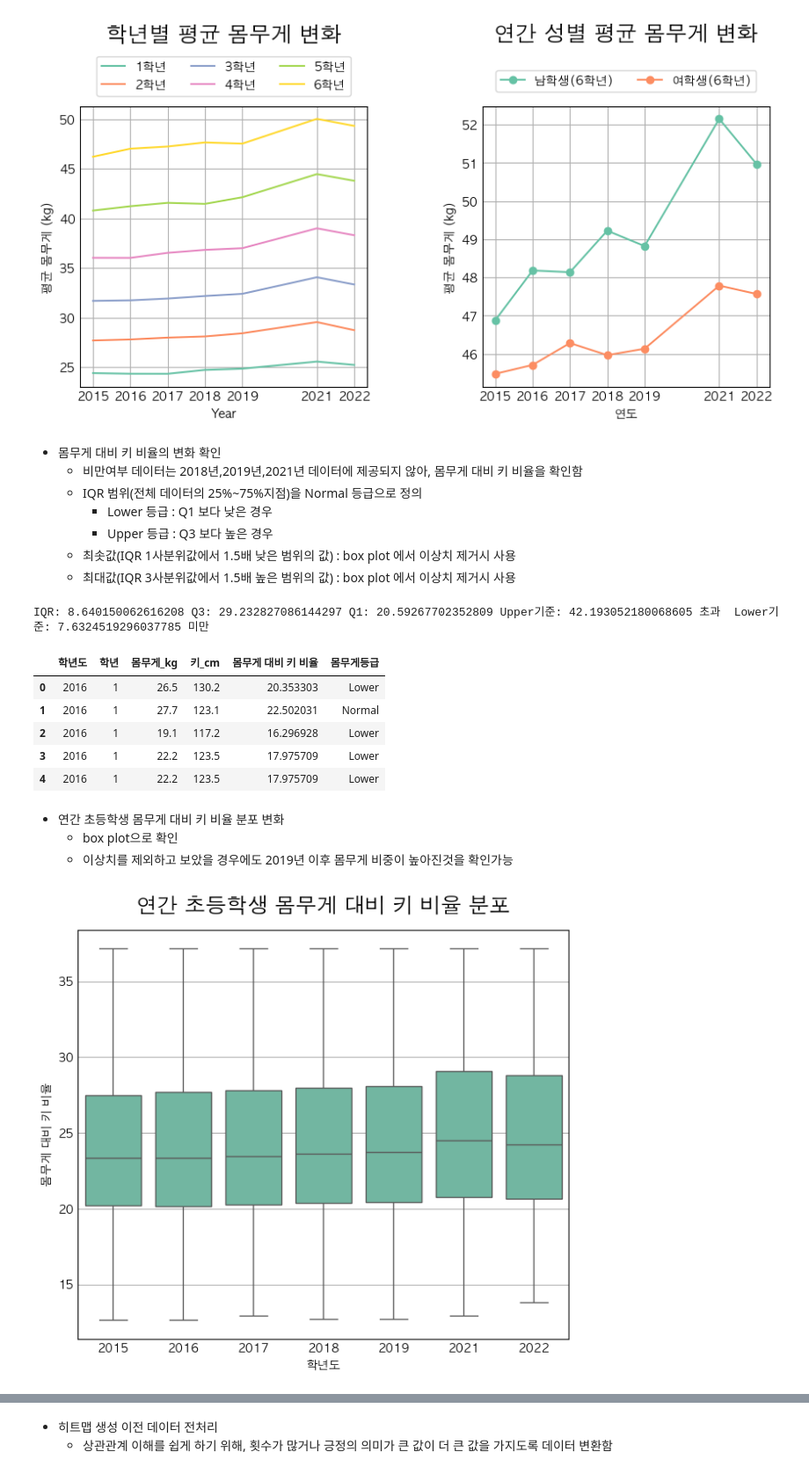
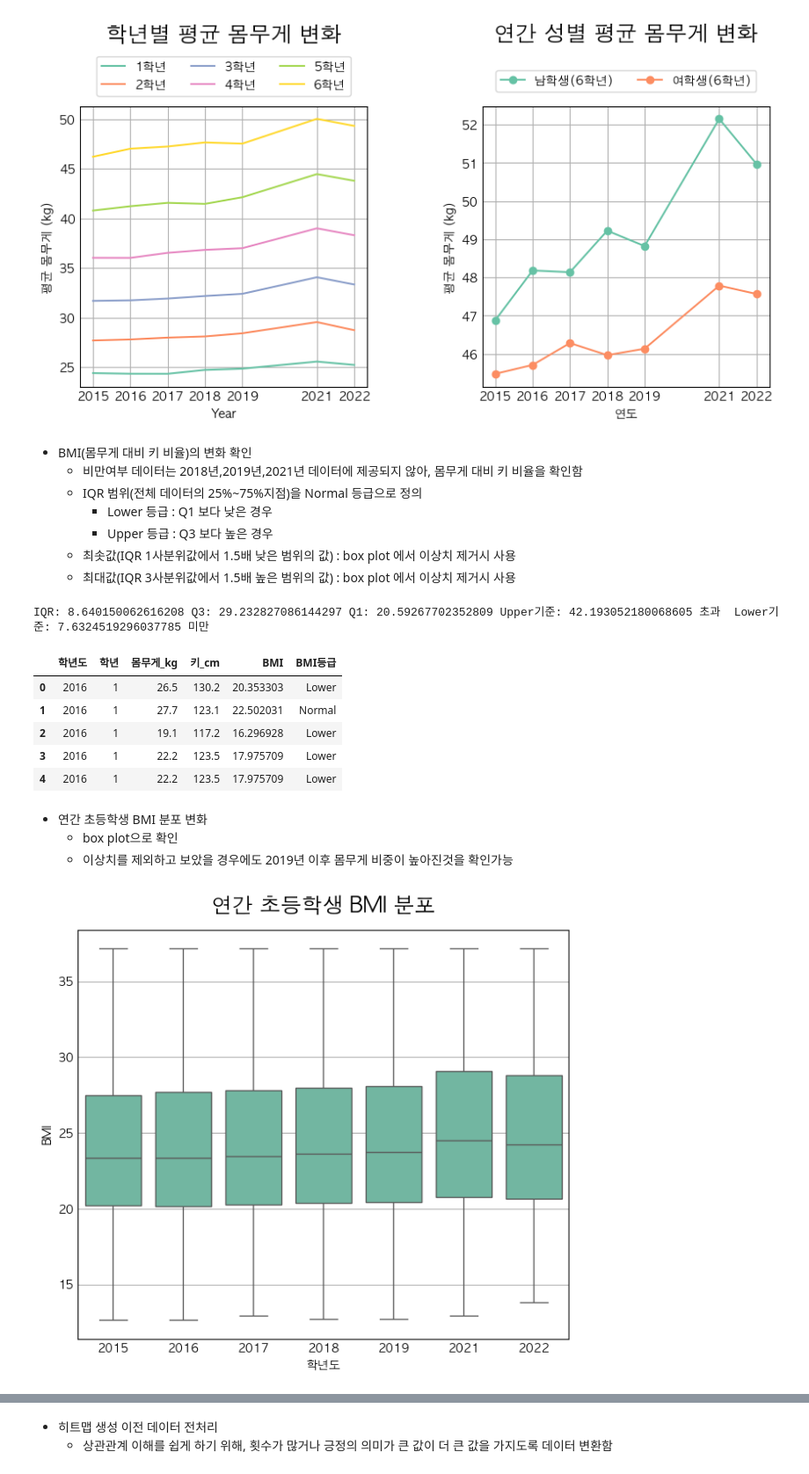
Before and after one commit to wooyeon83/AIBP_Team_Project, a Jupyter notebook: src/PRJ_02_Data_Analyze_Visualization_cwy.ipynb, the cells around one changed output, grey strips where cells are left out. Shown at 88% size. Saved outputs shown, nothing was run; the diff lists cells and outputs as text; code cells hidden in the pictures.

```diff
--- a/src/PRJ_02_Data_Analyze_Visualization_cwy.ipynb
+++ b/src/PRJ_02_Data_Analyze_Visualization_cwy.ipynb
@@ -163,7 +164,7 @@ fig.subplots_adjust(left=0.1, right=0.9, top=0.85, bottom=0.2, wspace=0.4)
 # %% [output]
 [figure]
 # %% [markdown]
-* 몸무게 대비 키 비율의 변화 확인
+* BMI(몸무게 대비 키 비율)의 변화 확인
     * 비만여부 데이터는 2018년,2019년,2021년 데이터에 제공되지 않아, 몸무게 대비 키 비율을 확인함
     * IQR 범위(전체 데이터의 25%~75%지점)을 Normal 등급으로 정의
         * Lower 등급 : Q1 보다 낮은 경우
@@ -171,12 +172,12 @@ fig.subplots_adjust(left=0.1, right=0.9, top=0.85, bottom=0.2, wspace=0.4)
     * 최솟값(IQR 1사분위값에서 1.5배 낮은 범위의 값) : box plot 에서 이상치 제거시 사용
     * 최대값(IQR 3사분위값에서 1.5배 높은 범위의 값) : box plot 에서 이상치 제거시 사용
 # %%
-df1 = df
-df1['몸무게 대비 키 비율'] = df['몸무게_kg']/df['키_cm'] * 100
+df5 = df
+df5['BMI'] = df['몸무게_kg']/df['키_cm'] * 100
 
 # 몸무게 대비 비율로 Lower, Normer, Upper 등급 분류하기
-Q1 = df1['몸무게 대비 키 비율'].quantile(0.25)
-Q3 = df1['몸무게 대비 키 비율'].quantile(0.75)
+Q1 = df5['BMI'].quantile(0.25)
+Q3 = df5['BMI'].quantile(0.75)
 
 # IQR 계산
 IQR = Q3 - Q1
@@ -186,27 +187,27 @@ lower_fence = Q1 - 1.5 * IQR
 
 print('IQR:' , IQR, 'Q3:', Q3, 'Q1:', Q1, 'Upper기준:', upper_fence,'초과 ', 'Lower기준:', lower_fence, '미만 ')
 
-df1.loc[df1['몸무게 대비 키 비율'] < Q1, '몸무게등급'] = 'Lower'
-df1.loc[df1['몸무게 대비 키 비율'] > Q3, '몸무게등급'] = 'Upper'
-df1['몸무게등급'] = df1['몸무게등급'].fillna('Normal')
-df1[['학년도', '학년', '몸무게_kg', '키_cm', '몸무게 대비 키 비율', '몸무게등급']].head()
+df5.loc[df5['BMI'] < Q1, 'BMI등급'] = 'Lower'
+df5.loc[df5['BMI'] > Q3, 'BMI등급'] = 'Upper'
+df5['BMI등급'] = df5['BMI등급'].fillna('Normal')
+df5[['학년도', '학년', '몸무게_kg', '키_cm', 'BMI', 'BMI등급']].head()
 # %% [output]
 IQR: 8.640150062616208 Q3: 29.232827086144297 Q1: 20.59267702352809 Upper기준: 42.193052180068605 초과  Lower기준: 7.6324519296037785 미만
-|  | 학년도 | 학년 | 몸무게_kg | 키_cm | 몸무게 대비 키 비율 | 몸무게등급 |
+|  | 학년도 | 학년 | 몸무게_kg | 키_cm | BMI | BMI등급 |
 | 0 | 2016 | 1 | 26.5 | 130.2 | 20.353303 | Lower |
 | 1 | 2016 | 1 | 27.7 | 123.1 | 22.502031 | Normal |
 | 2 | 2016 | 1 | 19.1 | 117.2 | 16.296928 | Lower |
 | 3 | 2016 | 1 | 22.2 | 123.5 | 17.975709 | Lower |
 | 4 | 2016 | 1 | 22.2 | 123.5 | 17.975709 | Lower |
 # %% [markdown]
-* 연간 초등학생 몸무게 대비 키 비율 분포 변화
+* 연간 초등학생 BMI 분포 변화
     * box plot으로 확인
     * 이상치를 제외하고 보았을 경우에도 2019년 이후 몸무게 비중이 높아진것을 확인가능
 # %%
 plt.figure(figsize=(6,5))
-plt.title('연간 초등학생 몸무게 대비 키 비율 분포', fontdict=font, pad=15)
-df1_filtered = df1[(df1['몸무게 대비 키 비율'] > lower_fence+5) & (df1['몸무게 대비 키 비율'] < upper_fence-5)] # 이상치 없이 box 플롯그리기
-sns.boxplot(y='몸무게 대비 키 비율', x='학년도', data=df1_filtered);
+plt.title('연간 초등학생 BMI 분포', fontdict=font, pad=15)
+df1_filtered = df5[(df5['BMI'] > lower_fence+5) & (df5['BMI'] < upper_fence-5)] # 이상치 없이 box 플롯그리기
+sns.boxplot(y='BMI', x='학년도', data=df1_filtered);
 # %% [output]
-[figure, old version]
+[figure, new version]
 # %% [markdown]
```
Also changed, not shown: parts of 17 cells of this notebook, 2 other files.
